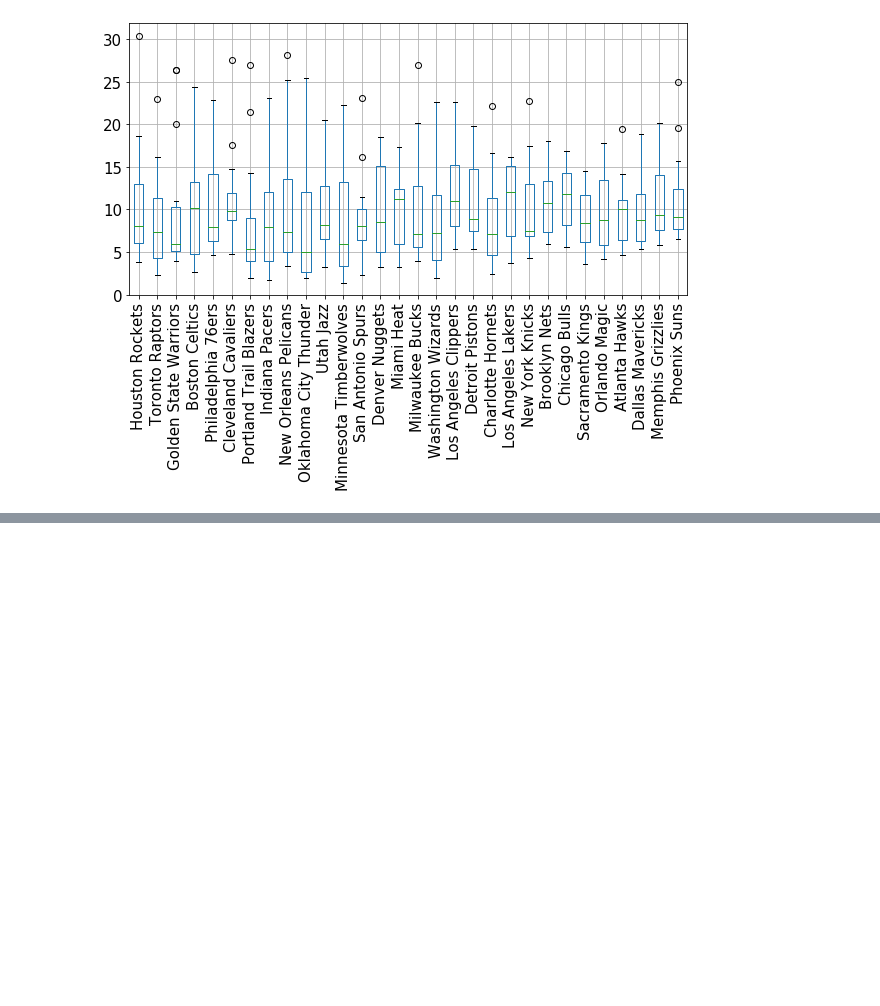
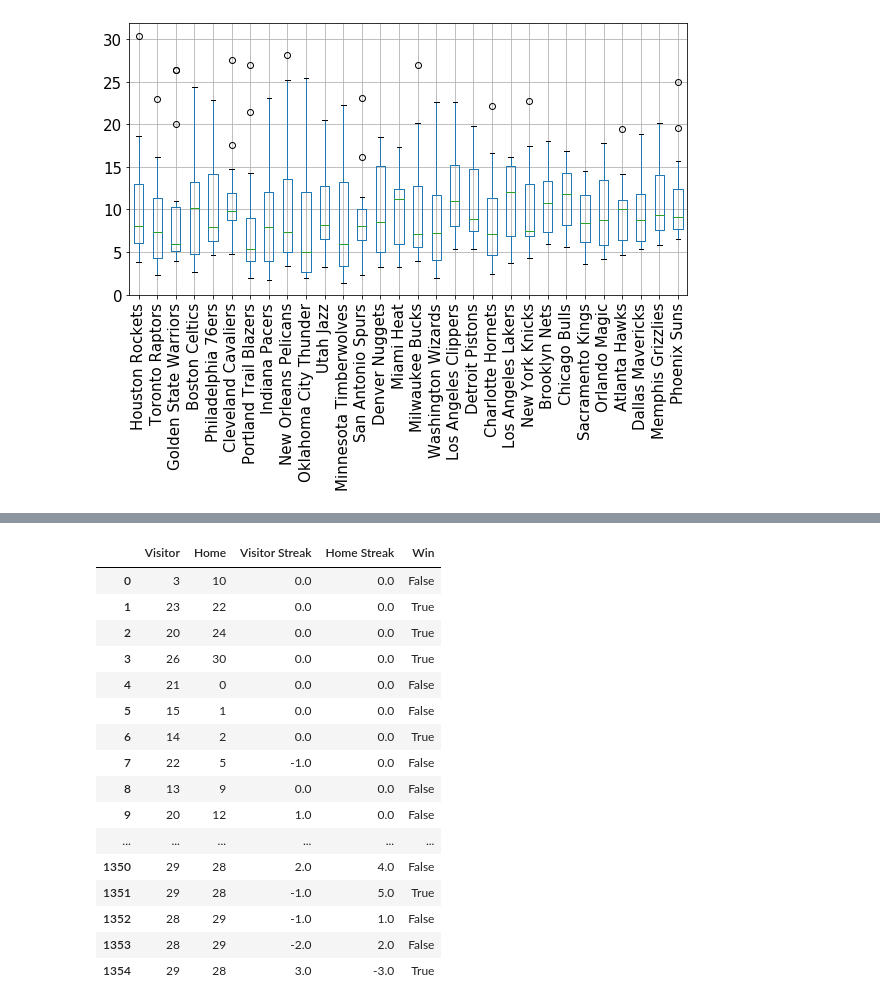
Before and after one commit to TheCountOfPeru/ENSF519Project, a Jupyter notebook: Team composition analysis.ipynb, the cells around one changed output, grey strips where cells are left out. Saved outputs shown, nothing was run; the diff lists cells and outputs as text; code cells hidden in the pictures; blank space fills up the shorter version.

```diff
--- a/Team composition analysis.ipynb
+++ b/Team composition analysis.ipynb
@@ -198,0 +236,94 @@ NBAboxplot2018
+# %%
+# Scraping and pre-processing
+
+# Used to give each team a number, so can run ML on match data
+team_index = {'Anaheim Ducks': 0, 'Boston Bruins': 1, 'Buffalo Sabres': 2, 'Calgary Flames': 3,
+             'Carolina Hurricanes': 4, 'Chicago Blackhawks': 5, 'Colorado Avalanche': 6,
+             'Columbus Blue Jackets': 7, 'Dallas Stars': 8, 'Detroit Red Wings': 9, 'Edmonton Oilers': 10,
+             'Florida Panthers': 11, 'Los Angeles Kings': 12, 'Minnesota Wild': 13, 'Montreal Canadiens': 14,
+             'Nashville Predators': 15, 'New Jersey Devils': 16, 'New York Islanders': 17,
+             'New York Rangers': 18, 'Ottawa Senators': 19, 'Philadelphia Flyers': 20, 'Arizona Coyotes': 21,
+             'Pittsburgh Penguins': 22, 'St. Louis Blues': 23, 'San Jose Sharks': 24, 'Tampa Bay Lightning': 25,
+             'Toronto Maple Leafs': 26, 'Vancouver Canucks': 27, 'Vegas Golden Knights': 28,
+             'Washington Capitals': 29, 'Winnipeg Jets': 30}
+
+# Scrape match data
+def get_matches(matches_url):
+    parser = BeautifulSoup(matches_url, 'html.parser')
+    table = parser.find_all('td')
+    data = {'Visitor': [p.get_text() for p in table if p['data-stat']=='visitor_team_name'],
+            'VG': [p.get_text() for p in table if p['data-stat']=='visitor_goals'],
+            'Home' : [p.get_text() for p in table if p['data-stat']=='home_team_name'],
+            'HG': [p.get_text() for p in table if p['data-stat']=='home_goals']}
+    dataframe = pd.DataFrame(data)
+    return dataframe
+
+# Convert team names to numbers, based on index above
+def convert_data(dataframe):
+    dataframe = dataframe.replace({'Visitor': team_index})
+    dataframe = dataframe.replace({'Home': team_index})
+    return dataframe
+
+# Calculate which team won based on goals scored, returns True/False
+def calculate_wins(dataframe):
+    win = dataframe.VG > dataframe.HG
+    return win
+
+def update_streak(place, win, streak):
+    if (place == 'home' and win == True) or (place == 'away' and win == False):
+        if streak < 0:
+            new_streak = streak - 1
+        else:
+            new_streak = -1
+    elif (place == 'away' and win == True) or (place == 'home' and win == False):
+        if streak > 0:
+            new_streak = streak + 1
+        else:
+            new_streak = 1
+    return new_streak
+
+def calculate_streak(team):
+    streak = 0 # Initially, no team has won or lost
+    for index, row in games_2018.iterrows():
+        if row['Visitor'] == team or row['Home'] == team:
+            if row['Visitor'] == team:
+                games_2018.at[index, 'Visitor Streak'] = streak
+                streak = update_streak('away', row['Win'], streak)
+            elif row['Home'] == team:
+                games_2018.at[index, 'Home Streak'] = streak
+                streak = update_streak('home', row['Win'], streak)
+    return None
+
+games_2018 = get_matches(matches_html)
+games_2018 = convert_data(games_2018)
+
+games_2018['Win'] = calculate_wins(games_2018)
+games_2018 = games_2018.drop(columns=['VG', 'HG']) # Remove goal amounts
+
+games_2018['Visitor Streak'] = np.nan
+games_2018['Home Streak'] = np.nan
+for team in range(0, 31):
+    calculate_streak(team)
+
+# Shift columns
+games_2018 = games_2018[['Visitor', 'Home', 'Visitor Streak', 'Home Streak', 'Win']]
+
+games_2018
+# %% [output]
+|  | Visitor | Home | Visitor Streak | Home Streak | Win |
+| 0 | 3 | 10 | 0.0 | 0.0 | False |
+| 1 | 23 | 22 | 0.0 | 0.0 | True |
+| 2 | 20 | 24 | 0.0 | 0.0 | True |
+| 3 | 26 | 30 | 0.0 | 0.0 | True |
+| 4 | 21 | 0 | 0.0 | 0.0 | False |
+| 5 | 15 | 1 | 0.0 | 0.0 | False |
+| 6 | 14 | 2 | 0.0 | 0.0 | True |
+| 7 | 22 | 5 | -1.0 | 0.0 | False |
+| 8 | 13 | 9 | 0.0 | 0.0 | False |
+| 9 | 20 | 12 | 1.0 | 0.0 | False |
+| ... | ... | ... | ... | ... | ... |
+| 1350 | 29 | 28 | 2.0 | 4.0 | False |
+| 1351 | 29 | 28 | -1.0 | 5.0 | True |
+| 1352 | 28 | 29 | -1.0 | 1.0 | False |
+| 1353 | 28 | 29 | -2.0 | 2.0 | False |
+| 1354 | 29 | 28 | 3.0 | -3.0 | True |
```
Also changed, not shown: parts of 5 cells of this notebook.
